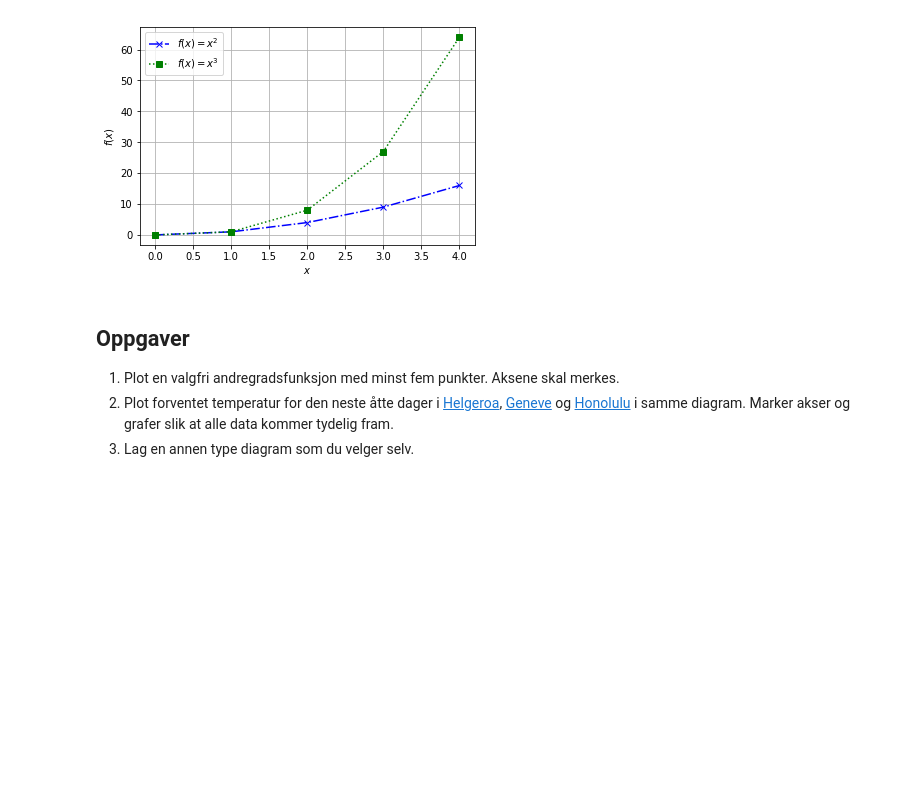
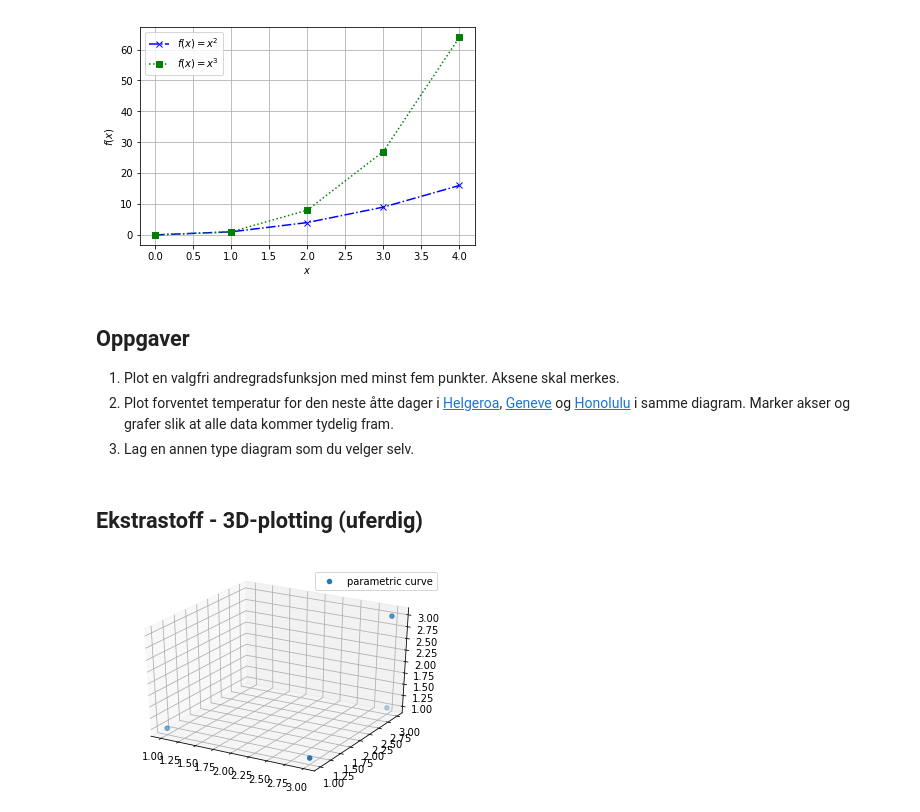
Before and after one commit to fagstoff/ProgMod, a Jupyter notebook: Fagstoff/matplotlib.ipynb, the cells around one changed output. Cells and saved outputs as stored; diff of their text form; code cells hidden in the pictures; blank space fills up the shorter version.

```diff
--- a/Fagstoff/matplotlib.ipynb
+++ b/Fagstoff/matplotlib.ipynb
@@ -69,3 +69,25 @@ plt.show()
 1. Plot en valgfri andregradsfunksjon med minst fem punkter. Aksene skal merkes.
 2. Plot forventet temperatur for den neste åtte dager i [Helgeroa](https://www.yr.no/sted/Norge/Vestfold/Larvik/Helgeroa/langtidsvarsel.html), [Geneve](https://www.yr.no/sted/Sveits/Gen%C3%A8ve/Geneva~6458783/langtidsvarsel.html) og [Honolulu](https://www.yr.no/sted/USA/Hawaii/Honolulu/langtidsvarsel.html) i samme diagram. Marker akser og grafer slik at alle data kommer tydelig fram.
 3. Lag en annen type diagram som du velger selv.
+# %% [markdown]
+## Ekstrastoff - 3D-plotting (uferdig)
+# %%
+
+#from mpl_toolkits.mplot3d import Axes3D
+import numpy as np
+import matplotlib.pyplot as plt
+
+#mpl.rcParams['legend.fontsize'] = 10
+
+fig = plt.figure()
+ax = fig.gca(projection='3d')
+
+x = (1, 3, 3, 3)
+y = (1, 1, 3, 3)
+z = (1, 1, 1, 3)
+ax.scatter(x, y, z,label='parametric curve')
+ax.legend()
+
+plt.show()
+# %% [output]
+[figure, added]
```
Also changed, not shown: 2 other files.
